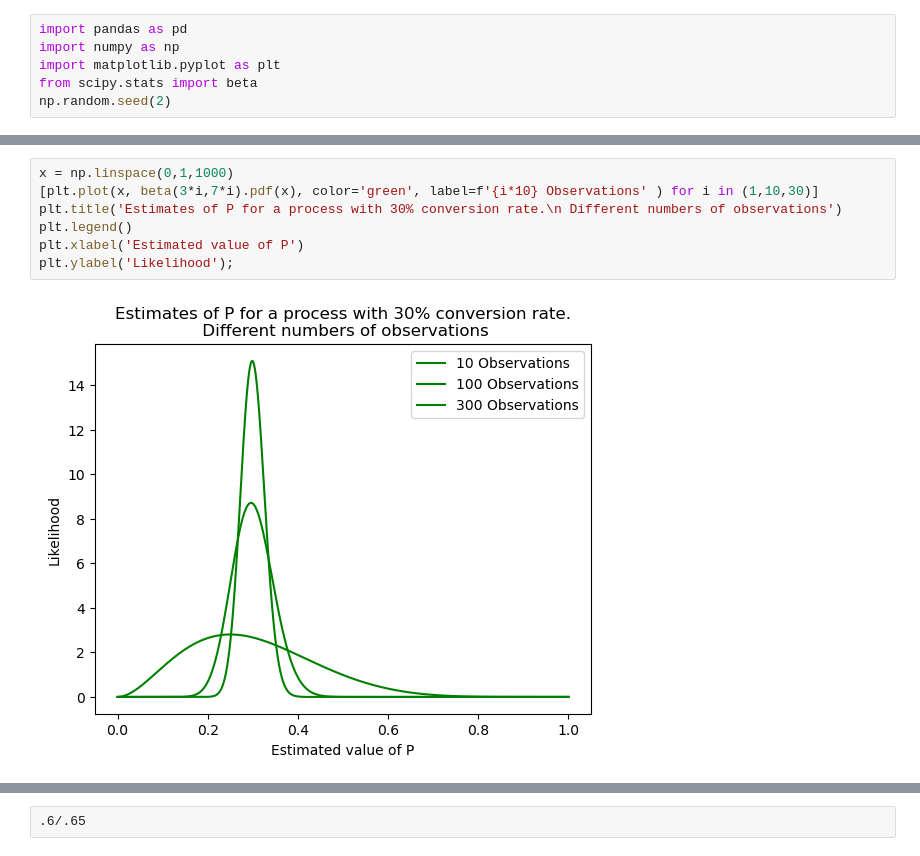
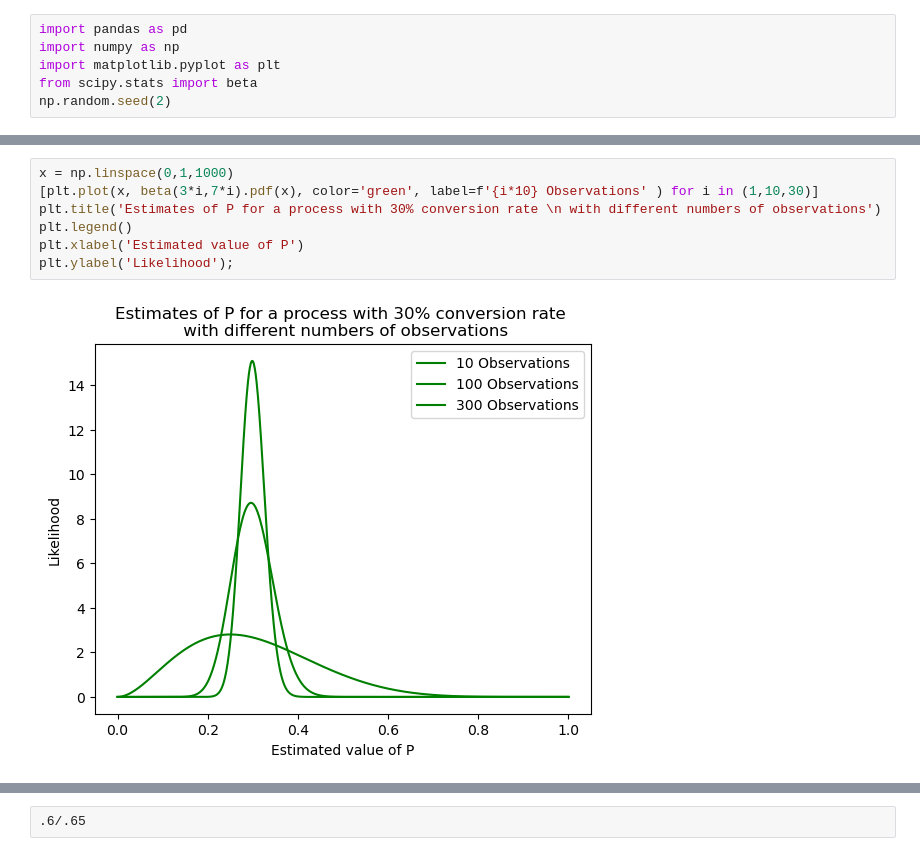
Before and after one commit to ljbelenky/bayesian_attribution, a Jupyter notebook: Bayesian Attribution.ipynb, the cells around one changed output, grey strips where cells are left out. Saved outputs shown, nothing was run; the diff lists cells and outputs as text.

```diff
--- a/Bayesian Attribution.ipynb
+++ b/Bayesian Attribution.ipynb
@@ -140,9 +193,9 @@ The width of this vicinity depends on how much data we have.
 # %%
 x = np.linspace(0,1,1000)
 [plt.plot(x, beta(3*i,7*i).pdf(x), color='green', label=f'{i*10} Observations' ) for i in (1,10,30)]
-plt.title('Estimates of P for a process with 30% conversion rate.\n Different numbers of observations')
+plt.title('Estimates of P for a process with 30% conversion rate \n with different numbers of observations')
 plt.legend()
 plt.xlabel('Estimated value of P')
 plt.ylabel('Likelihood');
 # %% [output]
-[figure, old version]
+[figure, new version]
```
Also changed, not shown: parts of 59 cells of this notebook, 1 other file.
